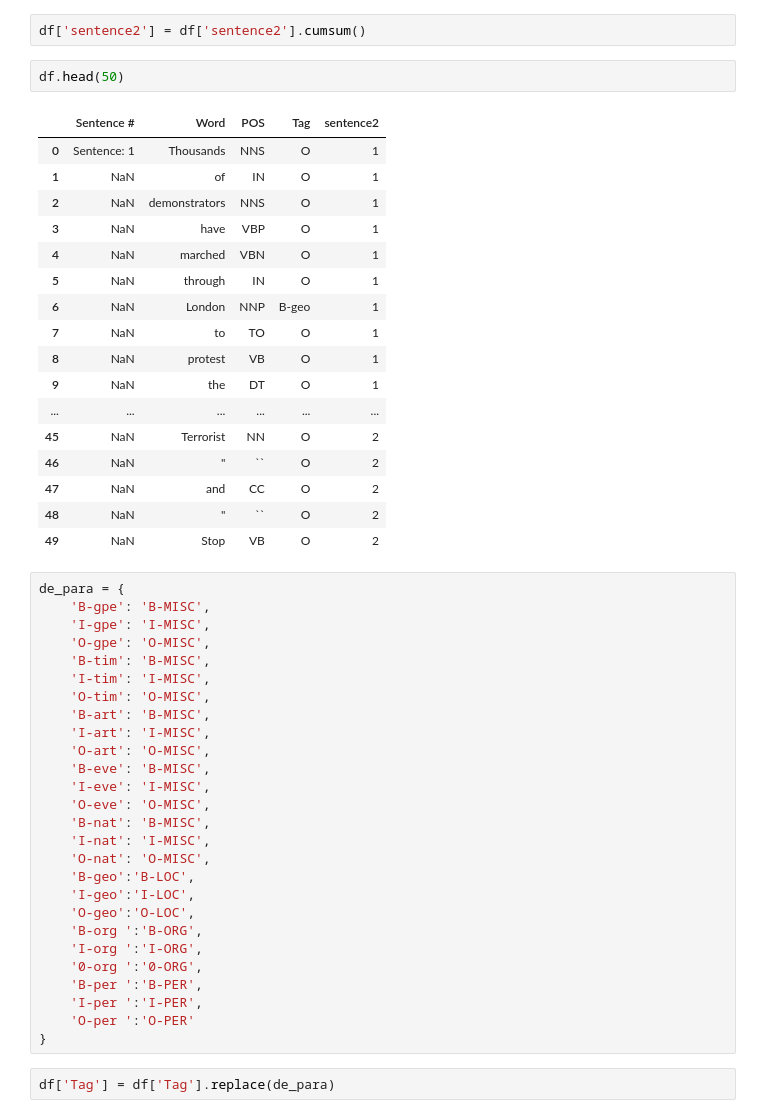
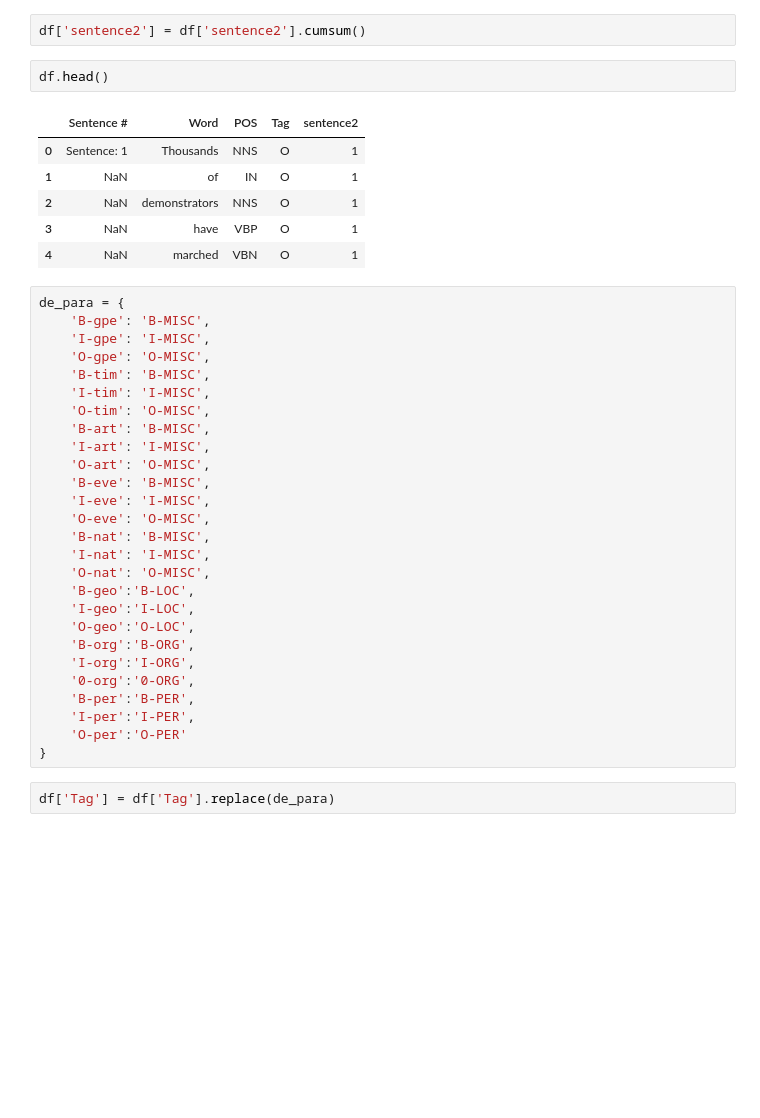
Before and after one commit to gabrielosluz/projetofinal, a Jupyter notebook: Teste_modelo_BERT.ipynb, the cells around one changed output. Cells and saved outputs as stored; diff of their text form; blank space fills up the shorter version.

```diff
--- a/Teste_modelo_BERT.ipynb
+++ b/Teste_modelo_BERT.ipynb
@@ -47,25 +47,14 @@ df.head()
 # %%
 df['sentence2'] = df['sentence2'].cumsum()
 # %%
-df.head(50)
+df.head()
 # %% [output]
 |  | Sentence # | Word | POS | Tag | sentence2 |
 | 0 | Sentence: 1 | Thousands | NNS | O | 1 |
 | 1 | NaN | of | IN | O | 1 |
 | 2 | NaN | demonstrators | NNS | O | 1 |
 | 3 | NaN | have | VBP | O | 1 |
 | 4 | NaN | marched | VBN | O | 1 |
-| 5 | NaN | through | IN | O | 1 |
-| 6 | NaN | London | NNP | B-geo | 1 |
-| 7 | NaN | to | TO | O | 1 |
-| 8 | NaN | protest | VB | O | 1 |
-| 9 | NaN | the | DT | O | 1 |
-| ... | ... | ... | ... | ... | ... |
-| 45 | NaN | Terrorist | NN | O | 2 |
-| 46 | NaN | " | `` | O | 2 |
-| 47 | NaN | and | CC | O | 2 |
-| 48 | NaN | " | `` | O | 2 |
-| 49 | NaN | Stop | VB | O | 2 |
 # %%
 de_para = {
     'B-gpe': 'B-MISC',
@@ -86,12 +75,12 @@ de_para = {
     'B-geo':'B-LOC',
     'I-geo':'I-LOC',
     'O-geo':'O-LOC',
-    'B-org ':'B-ORG',
-    'I-org ':'I-ORG',
-    '0-org ':'0-ORG',
-    'B-per ':'B-PER',
-    'I-per ':'I-PER',
-    'O-per ':'O-PER'
+    'B-org':'B-ORG',
+    'I-org':'I-ORG',
+    '0-org':'0-ORG',
+    'B-per':'B-PER',
+    'I-per':'I-PER',
+    'O-per':'O-PER'
 }
 # %%
 df['Tag'] = df['Tag'].replace(de_para)
```
Also changed, not shown: parts of 9 cells of this notebook, 4 other files.
